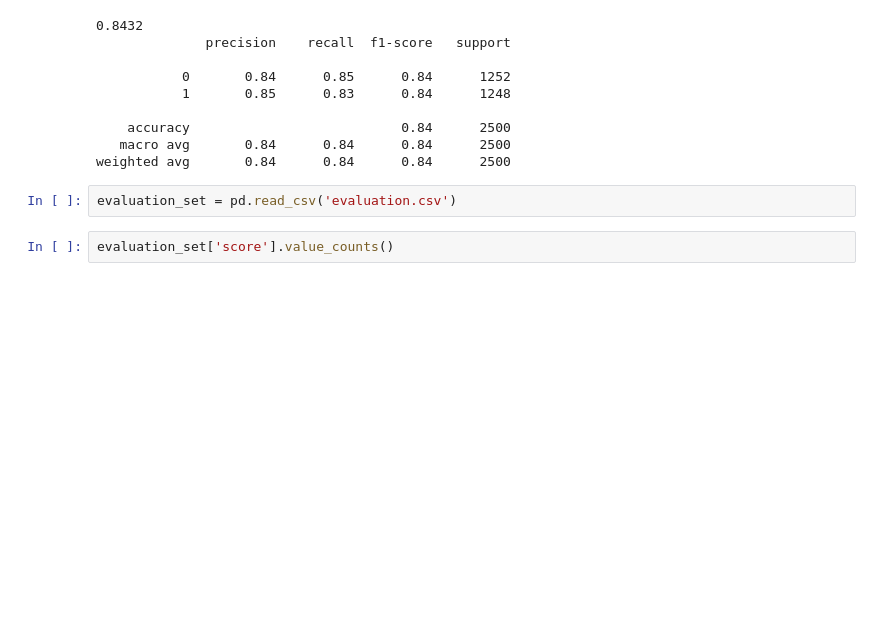
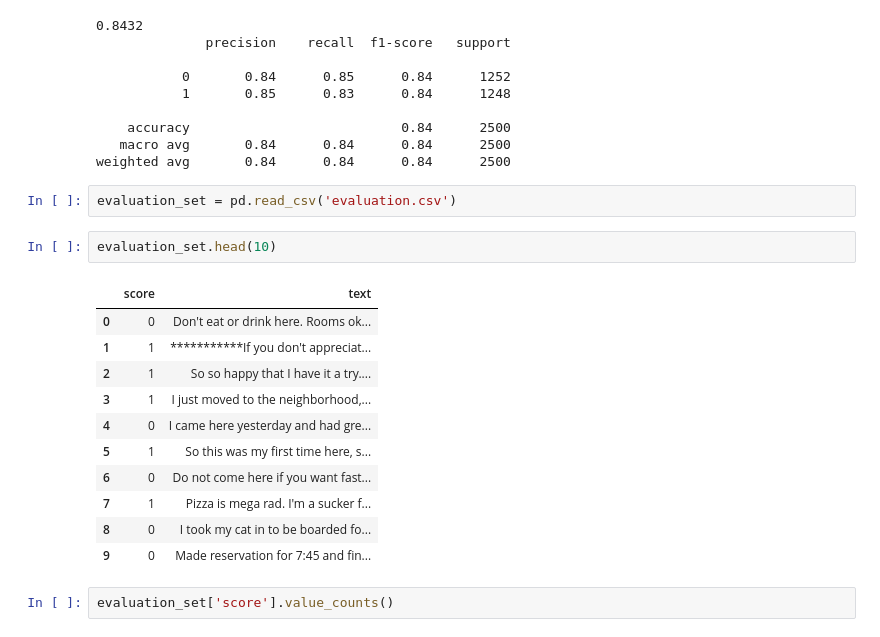
Before and after one commit to KarlFran66/DM2583, a Jupyter notebook: Lab 1/Lab 1_Draft.ipynb, the cells around one changed output. Saved outputs shown, nothing was run; the diff lists cells and outputs as text; blank space fills up the shorter version.

```diff
--- a/Lab 1/Lab 1_Draft.ipynb
+++ b/Lab 1/Lab 1_Draft.ipynb
@@ -111,6 +131,20 @@ print(classification_report(y_test, y_pred))
 weighted avg       0.84      0.84      0.84      2500
 # %%
 evaluation_set = pd.read_csv('evaluation.csv')
+# %%
+evaluation_set.head(10)
+# %% [output]
+|  | score | text |
+| 0 | 0 | Don't eat or drink here. Rooms ok... |
+| 1 | 1 | ***********If you don't appreciat... |
+| 2 | 1 | So so happy that I have it a try.... |
+| 3 | 1 | I just moved to the neighborhood,... |
+| 4 | 0 | I came here yesterday and had gre... |
+| 5 | 1 | So this was my first time here, s... |
+| 6 | 0 | Do not come here if you want fast... |
+| 7 | 1 | Pizza is mega rad. I'm a sucker f... |
+| 8 | 0 | I took my cat in to be boarded fo... |
+| 9 | 0 | Made reservation for 7:45 and fin... |
 # %%
 evaluation_set['score'].value_counts()
 # %% [output]
```
Also changed, not shown: parts of 8 cells of this notebook.
